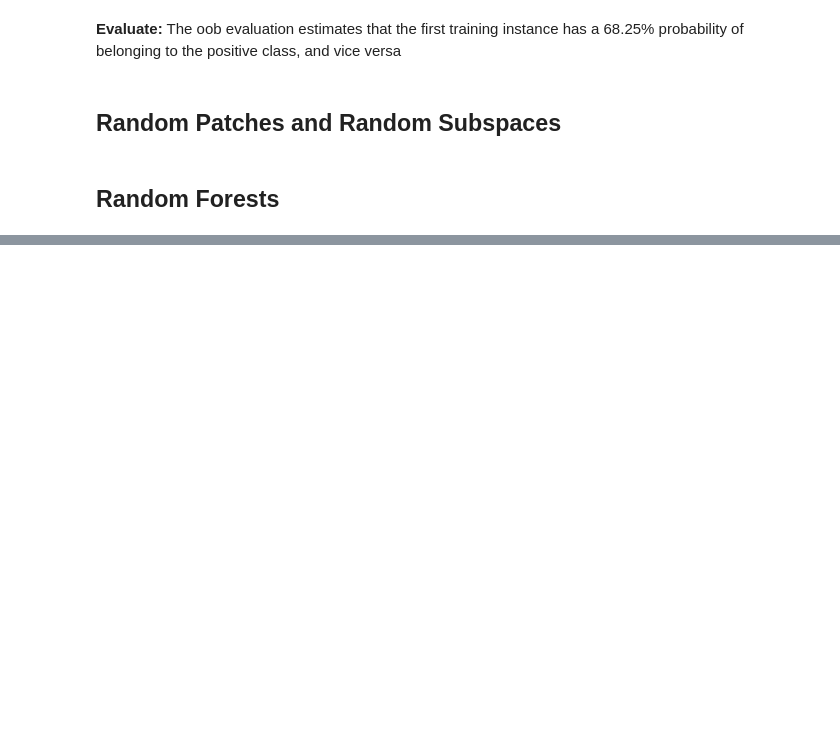
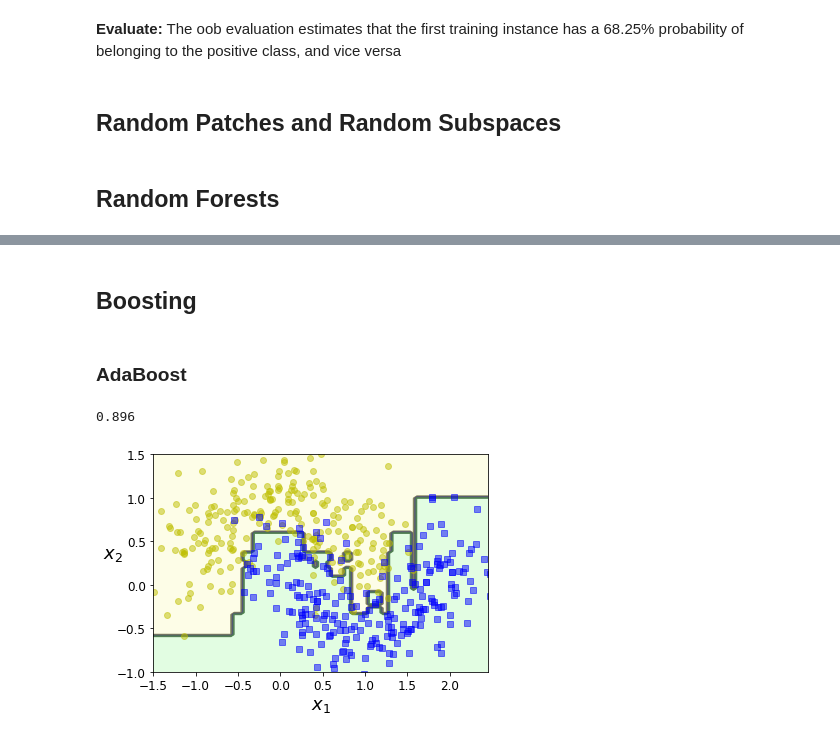
Before and after one commit to minhngt62/handson-ml, a Jupyter notebook: Chapter 7 - Ensemble Learning.ipynb, the cells around one changed output, grey strips where cells are left out. Saved outputs shown, nothing was run; the diff lists cells and outputs as text; code cells hidden in the pictures; blank space fills up the shorter version.

Commit message:
Chapter 7: Add AdaBoost study

```diff
--- a/Chapter 7 - Ensemble Learning.ipynb
+++ b/Chapter 7 - Ensemble Learning.ipynb
@@ -311,0 +311,18 @@ Saving figure mnist_feature_importance_plot
+# %% [markdown]
+## Boosting
+# %% [markdown]
+### AdaBoost
+# %%
+# Train a AdaBoost clf
+ada_clf = AdaBoostClassifier(
+    DecisionTreeClassifier(max_depth=1), n_estimators=200,
+    algorithm="SAMME.R", learning_rate=0.5, random_state=42)
+ada_clf.fit(X_train, y_train)
+accuracy_score(y_test, ada_clf.predict(X_test))
+# %% [output]
+0.896
+# %%
+# Plot decision boundary of AdaBoost clf
+plot_decision_boundary(ada_clf, X, y)
+# %% [output]
+[figure, added]
```
Also changed, not shown: parts of 21 cells of this notebook, 1 other file.
